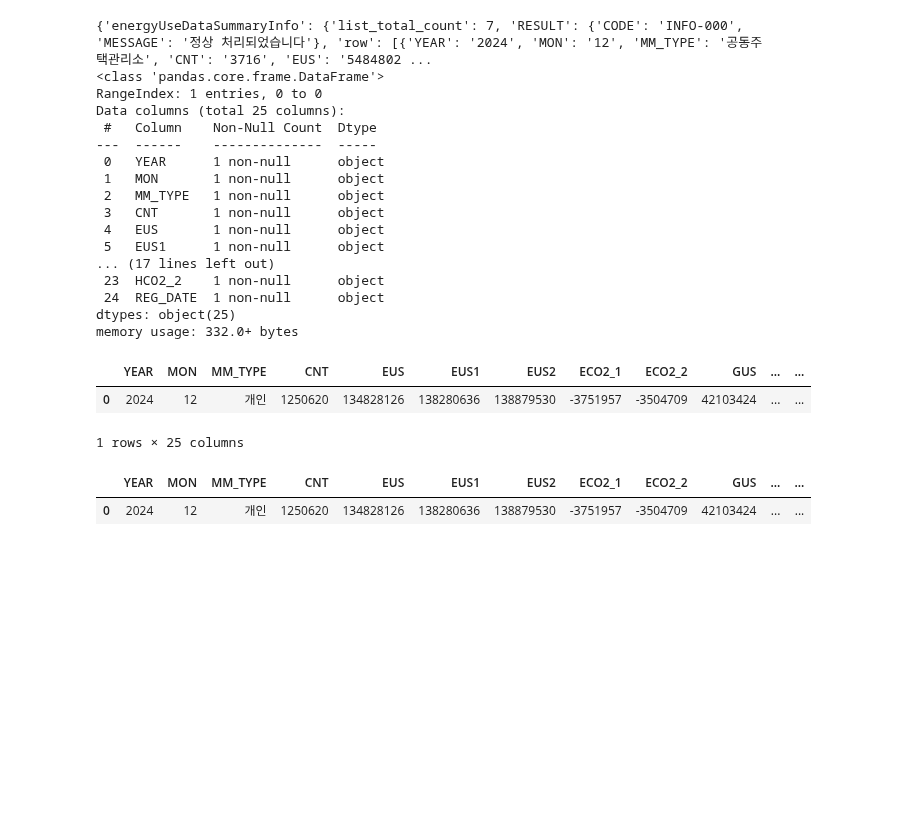
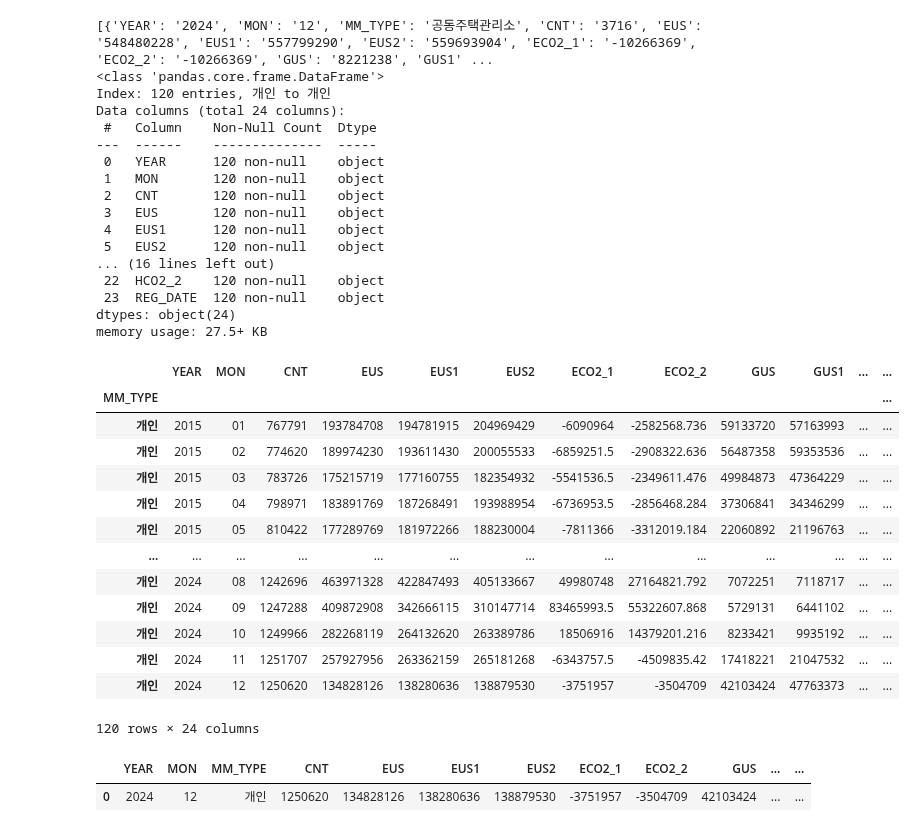
Before and after one commit to akatwinkle/bab_bab, a Jupyter notebook: 과제.ipynb, the cells around one changed output. Drawn from its saved outputs; the diff is of its cells as text; code cells hidden in the pictures; blank space fills up the shorter version.

```diff
--- a/과제.ipynb
+++ b/과제.ipynb
@@ -12,7 +12,7 @@ def get_year_month():
             year_month.append(f'{year}{month:02d}')
     return year_month
 
-resp = []
+resps = []
 
 for year_month in get_year_month():
     year = year_month[:4]
@@ -34,12 +34,15 @@ for year_month in get_year_month():
     try:
         resp = requests.get(url, params=params)
         resp.raise_for_status()
+        rows = resp.json().get('energyUseDataSummaryInfo', {}).get('row', [])
+
+        for row in rows:
+            if row.get('MM_TYPE') == '개인':
+                resps.append(row)
 
         print("API 호출 성공")
-
         data = resp.json()['energyUseDataSummaryInfo']["row"]
-        data_p = [d for d in data if d['MM_TYPE'] =='개인']
-        print(data_p)
+        print(data)
 
     except requests.exceptions.RequestException as e:
         print(f"API 호출 실패: {e}")
@@ -64,38 +67,49 @@ API 호출 성공
 # %%
 import pandas as pd
 import requests
 import json
 
 #확인
-print(resp.json())
-#데이터프레임
-
-df = pd.DataFrame(data_p)
-
+print(data)
+#기본정보
 df.info()
 df.describe()
-df
+#데이터프레임
+df = pd.DataFrame(resps)
+df = df.set_index('MM_TYPE')
+df.loc['개인']
 # %% [output]
-{'energyUseDataSummaryInfo': {'list_total_count': 7, 'RESULT': {'CODE': 'INFO-000', 'MESSAGE': '정상 처리되었습니다'}, 'row': [{'YEAR': '2024', 'MON': '12', 'MM_TYPE': '공동주택관리소', 'CNT': '3716', 'EUS': '5484802 ...
+[{'YEAR': '2024', 'MON': '12', 'MM_TYPE': '공동주택관리소', 'CNT': '3716', 'EUS': '548480228', 'EUS1': '557799290', 'EUS2': '559693904', 'ECO2_1': '-10266369', 'ECO2_2': '-10266369', 'GUS': '8221238', 'GUS1' ...
 <class 'pandas.core.frame.DataFrame'>
-RangeIndex: 1 entries, 0 to 0
-Data columns (total 25 columns):
+Index: 120 entries, 개인 to 개인
+Data columns (total 24 columns):
  #   Column    Non-Null Count  Dtype
 ---  ------    --------------  -----
- 0   YEAR      1 non-null      object
- 1   MON       1 non-null      object
- 2   MM_TYPE   1 non-null      object
- 3   CNT       1 non-null      object
- 4   EUS       1 non-null      object
- 5   EUS1      1 non-null      object
-... (17 lines left out)
- 23  HCO2_2    1 non-null      object
- 24  REG_DATE  1 non-null      object
-dtypes: object(25)
-memory usage: 332.0+ bytes
+ 0   YEAR      120 non-null    object
+ 1   MON       120 non-null    object
+ 2   CNT       120 non-null    object
+ 3   EUS       120 non-null    object
+ 4   EUS1      120 non-null    object
+ 5   EUS2      120 non-null    object
+... (16 lines left out)
+ 22  HCO2_2    120 non-null    object
+ 23  REG_DATE  120 non-null    object
+dtypes: object(24)
+memory usage: 27.5+ KB
-|  | YEAR | MON | MM_TYPE | CNT | EUS | EUS1 | EUS2 | ECO2_1 | ECO2_2 | GUS | ... | ... |
-| 0 | 2024 | 12 | 개인 | 1250620 | 134828126 | 138280636 | 138879530 | -3751957 | -3504709 | 42103424 | ... | ... |
+|  | YEAR | MON | CNT | EUS | EUS1 | EUS2 | ECO2_1 | ECO2_2 | GUS | GUS1 | ... | ... |
+| MM_TYPE |  |  |  |  |  |  |  |  |  |  |  | ... |
+| 개인 | 2015 | 01 | 767791 | 193784708 | 194781915 | 204969429 | -6090964 | -2582568.736 | 59133720 | 57163993 | ... | ... |
+| 개인 | 2015 | 02 | 774620 | 189974230 | 193611430 | 200055533 | -6859251.5 | -2908322.636 | 56487358 | 59353536 | ... | ... |
+| 개인 | 2015 | 03 | 783726 | 175215719 | 177160755 | 182354932 | -5541536.5 | -2349611.476 | 49984873 | 47364229 | ... | ... |
+| 개인 | 2015 | 04 | 798971 | 183891769 | 187268491 | 193988954 | -6736953.5 | -2856468.284 | 37306841 | 34346299 | ... | ... |
+| 개인 | 2015 | 05 | 810422 | 177289769 | 181972266 | 188230004 | -7811366 | -3312019.184 | 22060892 | 21196763 | ... | ... |
+| ... | ... | ... | ... | ... | ... | ... | ... | ... | ... | ... | ... | ... |
+| 개인 | 2024 | 08 | 1242696 | 463971328 | 422847493 | 405133667 | 49980748 | 27164821.792 | 7072251 | 7118717 | ... | ... |
+| 개인 | 2024 | 09 | 1247288 | 409872908 | 342666115 | 310147714 | 83465993.5 | 55322607.868 | 5729131 | 6441102 | ... | ... |
+| 개인 | 2024 | 10 | 1249966 | 282268119 | 264132620 | 263389786 | 18506916 | 14379201.216 | 8233421 | 9935192 | ... | ... |
+| 개인 | 2024 | 11 | 1251707 | 257927956 | 263362159 | 265181268 | -6343757.5 | -4509835.42 | 17418221 | 21047532 | ... | ... |
+| 개인 | 2024 | 12 | 1250620 | 134828126 | 138280636 | 138879530 | -3751957 | -3504709 | 42103424 | 47763373 | ... | ... |
-1 rows × 25 columns
+120 rows × 24 columns
 # %%
 import numpy as np
 
```
Also changed, not shown: parts of 1 cell of this notebook.
